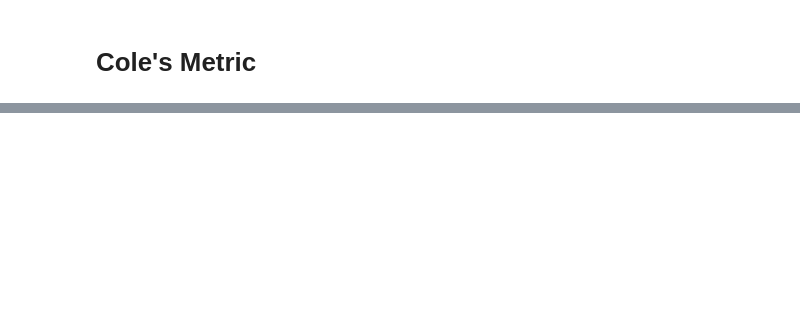
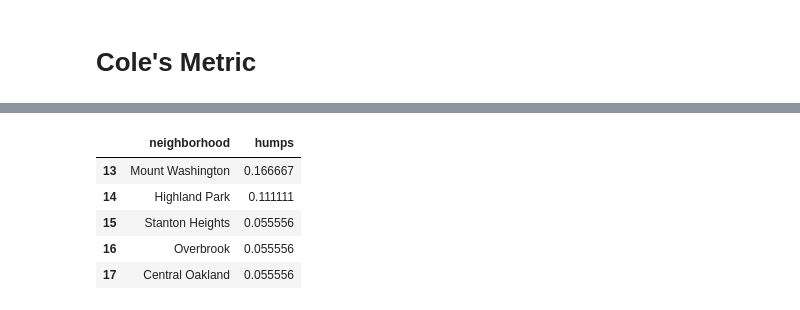
Before and after one commit to drewlp22/cmpinf0010-final, a Jupyter notebook: cole-notebook.ipynb, the cells around one changed output, grey strips where cells are left out. Cells and saved outputs as stored; diff of their text form; code cells hidden in the pictures; blank space fills up the shorter version.

```diff
--- a/cole-notebook.ipynb
+++ b/cole-notebook.ipynb
@@ -76,0 +103,9 @@ humps_data_normal.head(10)
+# %%
+humps_data_normal.tail(5)
+# %% [output]
+|  | neighborhood | humps |
+| 13 | Mount Washington | 0.166667 |
+| 14 | Highland Park | 0.111111 |
+| 15 | Stanton Heights | 0.055556 |
+| 16 | Overbrook | 0.055556 |
+| 17 | Central Oakland | 0.055556 |
```
Also changed, not shown: parts of 16 cells of this notebook.
